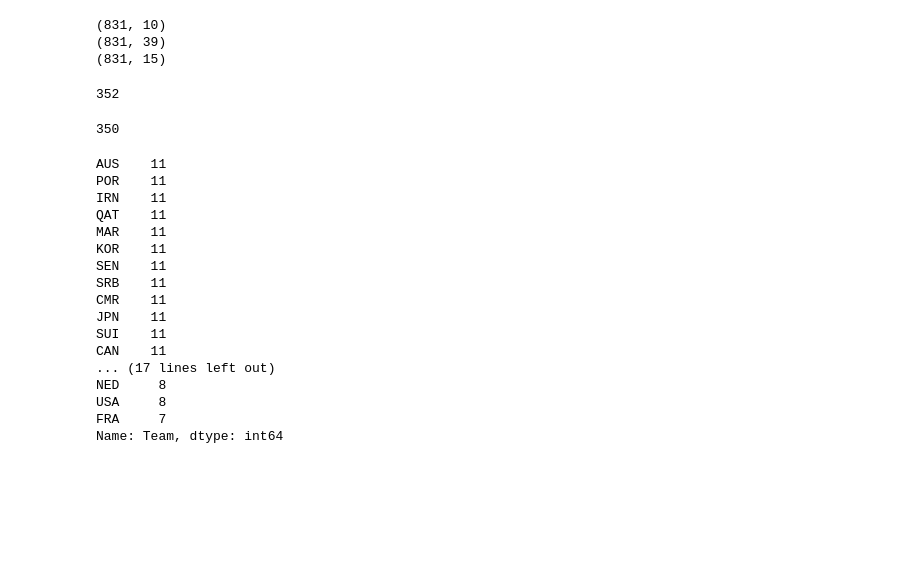
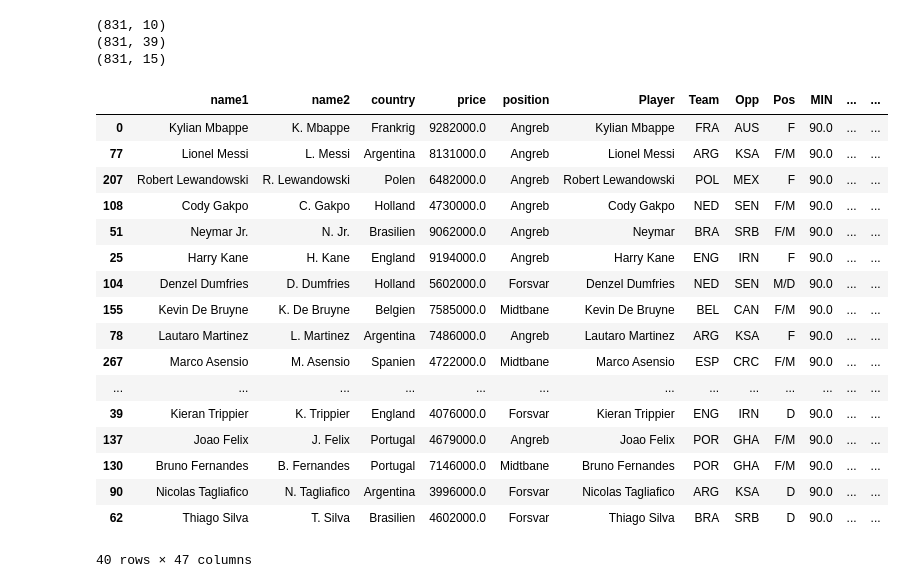
Before and after one commit to MathiasMSorensen/WC2022--Lineup-Optimizer, a Jupyter notebook: data_load.ipynb, the cells around one changed output. Cells and saved outputs as stored; diff of their text form; code cells hidden in the pictures; blank space fills up the shorter version.

Commit message:
udpated teams

```diff
--- a/data_load.ipynb
+++ b/data_load.ipynb
@@ -147,31 +164,33 @@ for country in df_holdet["country"].unique():
         df_holdet.loc[df_holdet["name1"]==player,"E_points_total"] = points
 # %%
 df_holdet.to_csv("common/ressources/df_holdet", index = False)
-# %%
-11*4*8
-# %% [output]
-352
-# %%
-(~df_holdet["MIN"].isna()).sum()
-# %% [output]
-350
-# %%
-df_rw["Team"].value_counts()
-# %% [output]
-AUS    11
-POR    11
-IRN    11
-QAT    11
-MAR    11
-KOR    11
-SEN    11
-SRB    11
-CMR    11
-JPN    11
-SUI    11
-CAN    11
-... (17 lines left out)
-NED     8
-USA     8
-FRA     7
-Name: Team, dtype: int64
+# %%
+df_holdet = pd.read_csv("common/ressources/df_holdet")
+# %%
+df_holdet.loc[df_holdet["country"]=="Senegal","E_points_total"] = 0
+df_holdet.loc[df_holdet["country"]=="Ghana","E_points_total"] = 0
+df_holdet.loc[df_holdet["country"]=="Japan","E_points_total"] = 0
+df_holdet.loc[df_holdet["country"]=="Senegal","E_points_round1"] = 0
+df_holdet.loc[df_holdet["country"]=="Ghana","E_points_round1"] = 0
+df_holdet.loc[df_holdet["country"]=="Japan","E_points_round1"] = 0
+# %%
+df_holdet.sort_values("E_points_total", ascending = False).iloc[0:40]
+# %% [output]
+|  | name1 | name2 | country | price | position | Player | Team | Opp | Pos | MIN | ... | ... |
+| 0 | Kylian Mbappe | K. Mbappe | Frankrig | 9282000.0 | Angreb | Kylian Mbappe | FRA | AUS | F | 90.0 | ... | ... |
+| 77 | Lionel Messi | L. Messi | Argentina | 8131000.0 | Angreb | Lionel Messi | ARG | KSA | F/M | 90.0 | ... | ... |
+| 207 | Robert Lewandowski | R. Lewandowski | Polen | 6482000.0 | Angreb | Robert Lewandowski | POL | MEX | F | 90.0 | ... | ... |
+| 108 | Cody Gakpo | C. Gakpo | Holland | 4730000.0 | Angreb | Cody Gakpo | NED | SEN | F/M | 90.0 | ... | ... |
+| 51 | Neymar Jr. | N. Jr. | Brasilien | 9062000.0 | Angreb | Neymar | BRA | SRB | F/M | 90.0 | ... | ... |
+| 25 | Harry Kane | H. Kane | England | 9194000.0 | Angreb | Harry Kane | ENG | IRN | F | 90.0 | ... | ... |
+| 104 | Denzel Dumfries | D. Dumfries | Holland | 5602000.0 | Forsvar | Denzel Dumfries | NED | SEN | M/D | 90.0 | ... | ... |
+| 155 | Kevin De Bruyne | K. De Bruyne | Belgien | 7585000.0 | Midtbane | Kevin De Bruyne | BEL | CAN | F/M | 90.0 | ... | ... |
+| 78 | Lautaro Martinez | L. Martinez | Argentina | 7486000.0 | Angreb | Lautaro Martinez | ARG | KSA | F | 90.0 | ... | ... |
+| 267 | Marco Asensio | M. Asensio | Spanien | 4722000.0 | Midtbane | Marco Asensio | ESP | CRC | F/M | 90.0 | ... | ... |
+| ... | ... | ... | ... | ... | ... | ... | ... | ... | ... | ... | ... | ... |
+| 39 | Kieran Trippier | K. Trippier | England | 4076000.0 | Forsvar | Kieran Trippier | ENG | IRN | D | 90.0 | ... | ... |
+| 137 | Joao Felix | J. Felix | Portugal | 4679000.0 | Angreb | Joao Felix | POR | GHA | F/M | 90.0 | ... | ... |
+| 130 | Bruno Fernandes | B. Fernandes | Portugal | 7146000.0 | Midtbane | Bruno Fernandes | POR | GHA | F/M | 90.0 | ... | ... |
+| 90 | Nicolas Tagliafico | N. Tagliafico | Argentina | 3996000.0 | Forsvar | Nicolas Tagliafico | ARG | KSA | D | 90.0 | ... | ... |
+| 62 | Thiago Silva | T. Silva | Brasilien | 4602000.0 | Forsvar | Thiago Silva | BRA | SRB | D | 90.0 | ... | ... |
+40 rows × 47 columns
```
Also changed, not shown: parts of 3 cells of this notebook, 2 other files.
